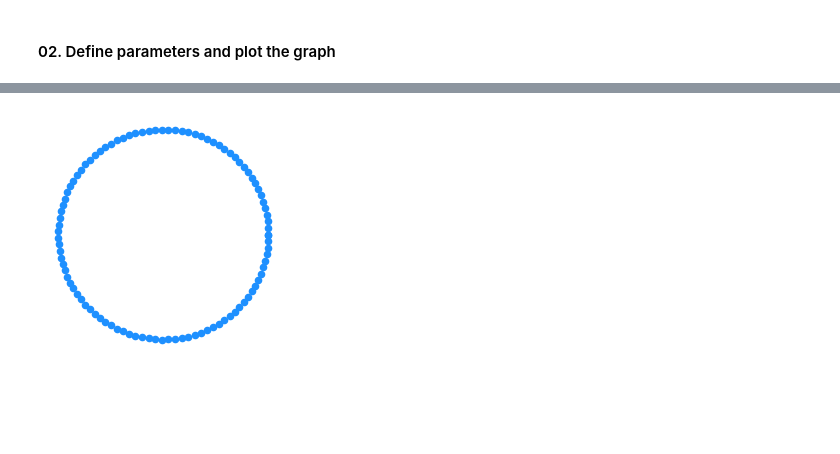
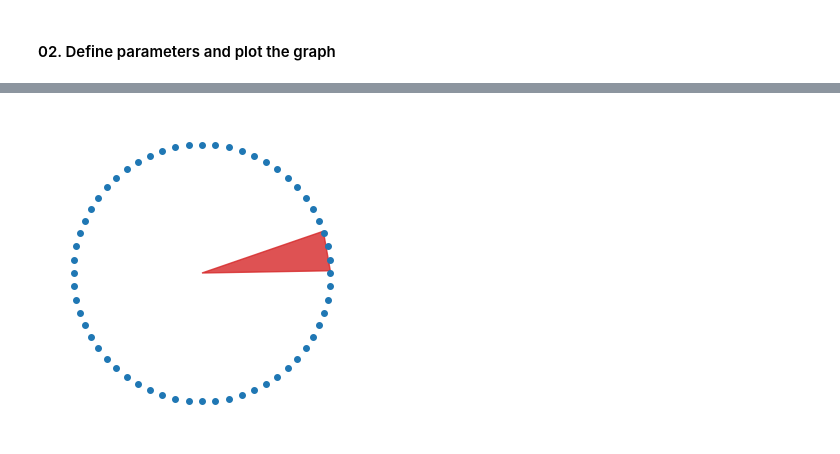
Before and after one commit to dhimahi-tech/dsatm-pbl5, a Jupyter notebook: src/circle.ipynb, the cells around one changed output, grey strips where cells are left out. Cells and saved outputs as stored; diff of their text form; code cells hidden in the pictures; blank space fills up the shorter version.

Commit message:
updated the circle.py code

```diff
--- a/src/circle.ipynb
+++ b/src/circle.ipynb
@@ -7,45 +7,54 @@ import matplotlib.pyplot as plt
 # %% [markdown]
 #### 02. Define parameters and plot the graph
 # %%
+# Draw dotted circle and animate a rotating red wedge (clockwise, full 0->2π sweep)
 import numpy as np
-import matplotlib.pyplot as plt
-from matplotlib.animation import FuncAnimation
+from matplotlib import patches, animation
+from IPython.display import HTML
 
-fig, ax = plt.subplots(figsize=(3,3))
-ax.set_aspect("equal")
-ax.axis("off")
+ox, oy = 0, 0
+radius = 1
+# evenly spaced sample points for dotted circle
+samples = np.linspace(0, 2*np.pi, num=60, endpoint=False)
+x = ox + radius * np.cos(samples)
+y = oy + radius * np.sin(samples)
 
-# --- Dotted circle ---
-theta = np.linspace(0, 2*np.pi, 100)
-x = np.cos(theta)
-y = np.sin(theta)
-ax.scatter(x, y, s=20, color="dodgerblue")   # dotted style
+fig, ax = plt.subplots(figsize=(4,4))
+ax.plot(x, y, linestyle='None', marker='o', markersize=4, color='tab:blue')
+ax.set_aspect('equal')
+ax.set_xlim(-1.2, 1.2)
+ax.set_ylim(-1.2, 1.2)
+# map coordinate ticks -1,0,1 to labels 0, pi/2, pi as requested
+ticks_pos = [-1.0, 0.0, 1.0]
+ticks_labels = ['0', r'\u03c0/2', r'\u03c0']
+ax.set_xticks(ticks_pos)
+ax.set_xticklabels(ticks_labels)
+ax.set_yticks(ticks_pos)
+ax.set_yticklabels(ticks_labels)
+ax.axis('off')
 
-# --- Red rotating triangle (sector) ---
-tri, = ax.plot([], [], '--', color="red", linewidth=2)  # dashed border
-fill = ax.fill([], [], color="red", alpha=0.3)          # transparent fill
+# red wedge (triangle) parameters
+wedge_width = np.deg2rad(18)  # angular width of wedge
 
-# --- Update function ---
+def make_wedge(theta):
+    # triangle from center to two points on circle defining the wedge
+    p1 = (0.0, 0.0)
+    p2 = (radius * np.cos(theta), radius * np.sin(theta))
+    p3 = (radius * np.cos(theta + wedge_width), radius * np.sin(theta + wedge_width))
+    return [p1, p2, p3]
+
+poly = patches.Polygon(make_wedge(0.0), closed=True, color='tab:red', alpha=0.8)
+ax.add_patch(poly)
+
 def update(frame):
-    angle = np.deg2rad(frame)
+    # negate frame to get clockwise rotation
+    theta = -frame
+    poly.set_xy(make_wedge(theta))
+    return (poly,)
 
-    # Triangle points
-    p0 = np.array([0, 0])
-    p1 = np.array([np.cos(angle), np.sin(angle)])
-    p2 = np.array([np.cos(angle + np.pi/12), np.sin(angle + np.pi/12)])  # 15° width
-
-    xs = [p0[0], p1[0], p2[0], p0[0]]
-    ys = [p0[1], p1[1], p2[1], p0[1]]
-
-    tri.set_data(xs, ys)
-
-    # Update filled triangle
-    fill[0].set_xy(np.column_stack([xs, ys]))
-
-    return tri, fill
-
-# Animation
-anim = FuncAnimation(fig, update, frames=360, interval=50)
-
-plt.show()
+# Use frames from 0 to 2*pi (full sweep); animation rotates clockwise due to negation above
+frames = np.linspace(0, 2*np.pi, 360, endpoint=False)
+anim = animation.FuncAnimation(fig, update, frames=frames, interval=30, blit=True)
+# Render inline using JS animation (works in Jupyter/VS Code notebooks)
+HTML(anim.to_jshtml())
 # %% [output]
@@ -52 +62 @@ plt.show()
-[figure, old version]
+[figure, new version]
```
Also changed, not shown: parts of 1 cell of this notebook.
